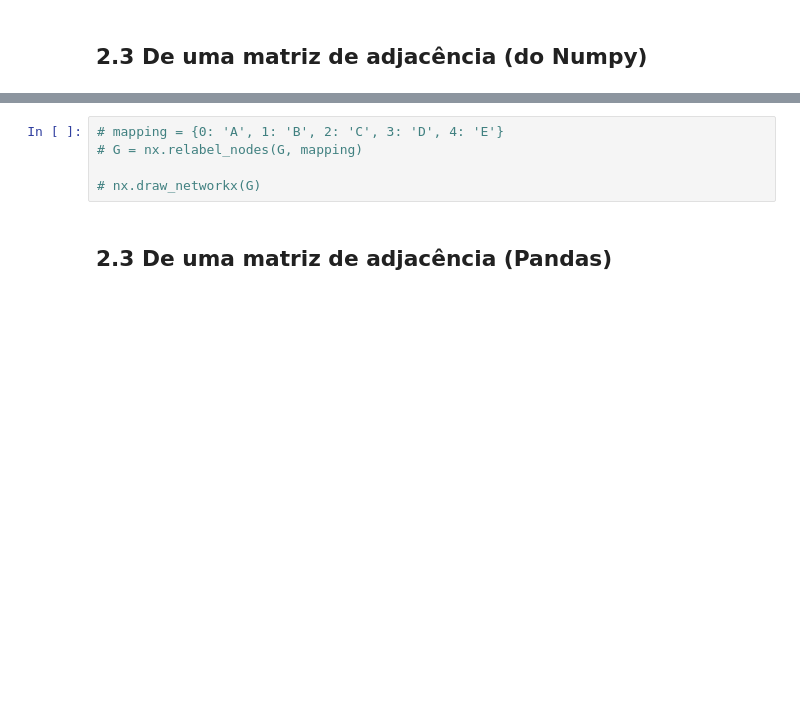
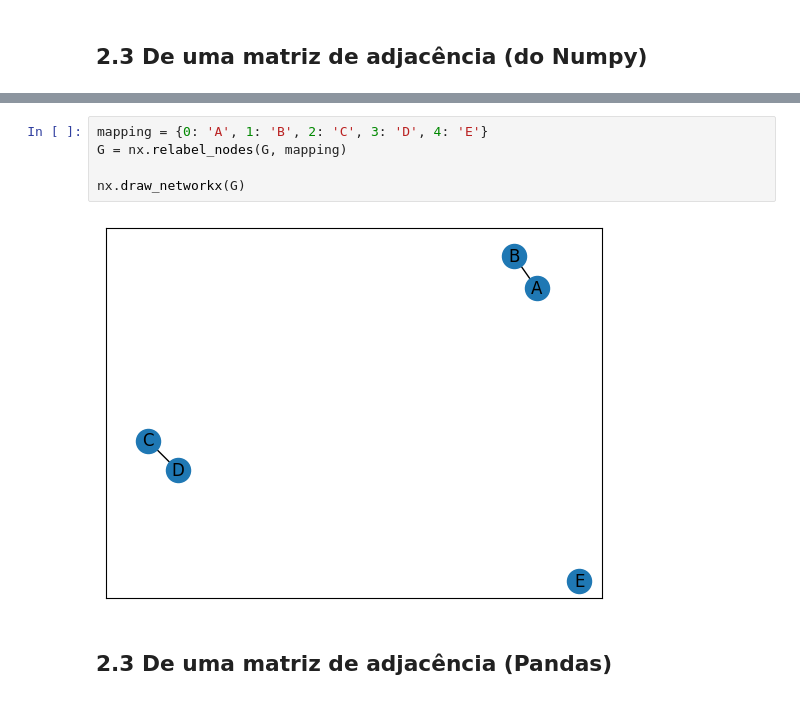
Before and after one commit to clairtonluz/MBA-em-ciencia-de-dados, a Jupyter notebook: Mineração de Grafos/aulas/a02/a02.ipynb, the cells around one changed output, grey strips where cells are left out. Saved outputs shown, nothing was run; the diff lists cells and outputs as text; blank space fills up the shorter version.

```diff
--- a/Mineração de Grafos/aulas/a02/a02.ipynb
+++ b/Mineração de Grafos/aulas/a02/a02.ipynb
@@ -90,8 +98,10 @@ nx.draw_networkx(G)
 # %%
-# mapping = {0: 'A', 1: 'B', 2: 'C', 3: 'D', 4: 'E'}
-# G = nx.relabel_nodes(G, mapping)
+mapping = {0: 'A', 1: 'B', 2: 'C', 3: 'D', 4: 'E'}
+G = nx.relabel_nodes(G, mapping)
 
-# nx.draw_networkx(G)
+nx.draw_networkx(G)
+# %% [output]
+[figure, added]
 # %% [markdown]
 ## 2.3 De uma matriz de adjacência (Pandas)
 # %%
```
Also changed, not shown: parts of 4 cells of this notebook, 1 other file.
